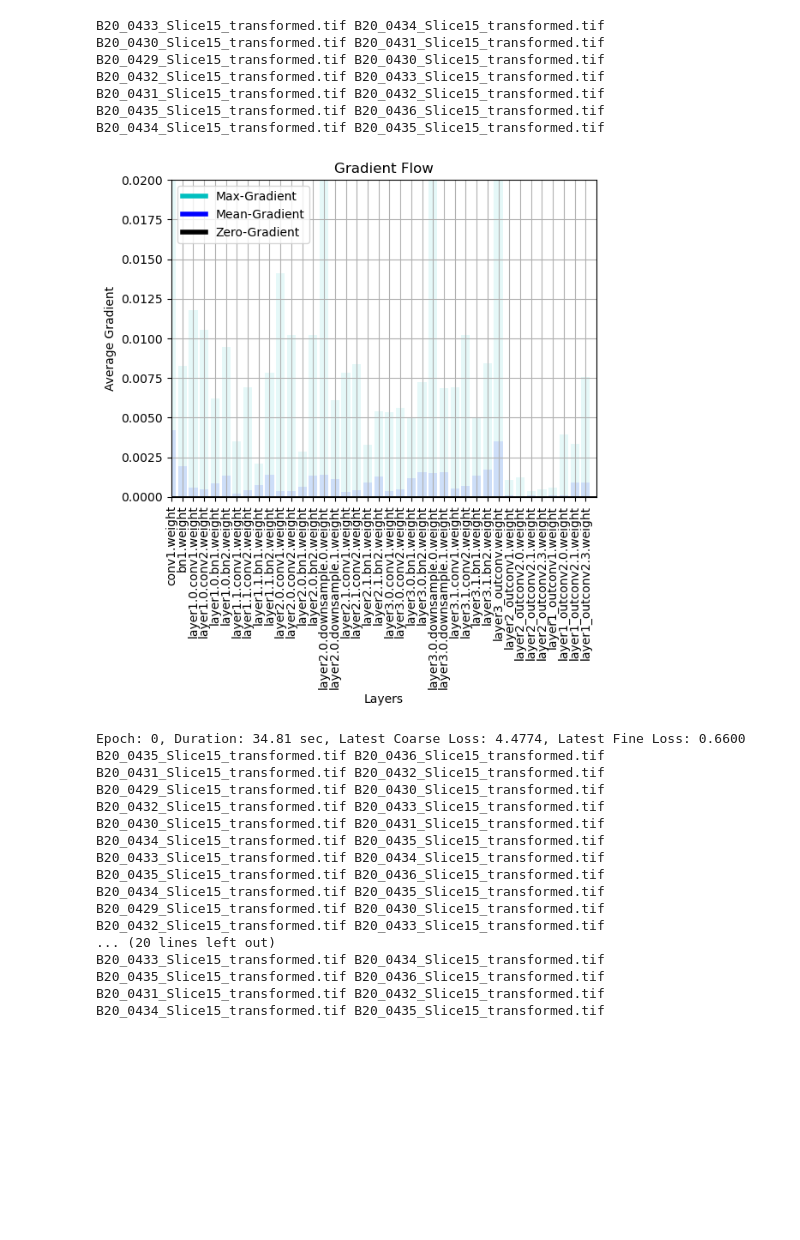
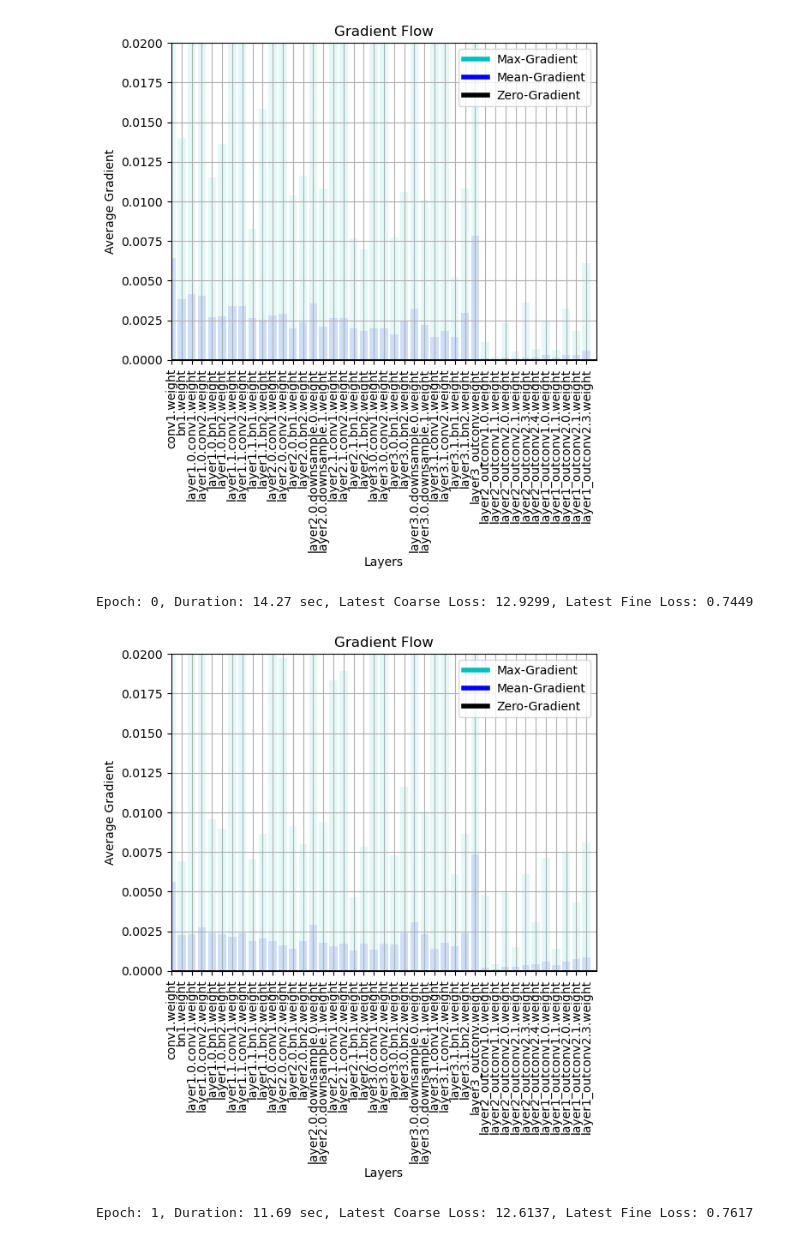
Before and after one commit to rorinr/HyperBrain, a Jupyter notebook: notebooks/training/training.ipynb, the cells around one changed output. Saved outputs shown, nothing was run; the diff lists cells and outputs as text; code cells hidden in the pictures; blank space fills up the shorter version.

```diff
--- a/notebooks/training/training.ipynb
+++ b/notebooks/training/training.ipynb
@@ -115,8 +117,8 @@ fine_loss = "l2_std" if use_l2_with_standard_deviation else "l2"
 # %%
 seen_datapoints = 0
 # %%
-print_frequency = 5
-epochs = 400
+print_frequency = 1
+epochs = 5
 
 for epoch in range(epochs):
     epoch_start_time = time.time()
@@ -225,55 +227,34 @@ for epoch in range(epochs):
             )
 
         loss = coarse_loss_value + fine_loss_value
         loss.backward()
 
         # Adjust learning weights
         # torch.nn.utils.clip_grad_norm_(backbone.parameters(), 1.0)
         optimizer.step()
 
         coarse_loss_history.append(coarse_loss_value.cpu().item())
         fine_loss_history.append(fine_loss_value.cpu().item())
 
         if torch.isnan(coarse_matches["confidence_matrix"]).all():
             print(
                 "coarse_matches['confidence_matrix'] is filled with NaN values. Breaking the training."
             )
             break
     if torch.isnan(coarse_matches["confidence_matrix"]).all():
         print(
             "coarse_matches['confidence_matrix'] is filled with NaN values. Breaking the training."
         )
         break
 
     epoch_duration = time.time() - epoch_start_time
     if epoch % print_frequency == 0 or epoch == (100 - 1):
         plot_grad_flow_hist(backbone.named_parameters())
         print(
             f"Epoch: {epoch}, Duration: {epoch_duration:.2f} sec, Latest Coarse Loss: {coarse_loss_value:.4f}, Latest Fine Loss: {fine_loss_value:.4f}"
         )
 # %% [output]
+[figure, new version]
-B20_0433_Slice15_transformed.tif B20_0434_Slice15_transformed.tif
-B20_0430_Slice15_transformed.tif B20_0431_Slice15_transformed.tif
-B20_0429_Slice15_transformed.tif B20_0430_Slice15_transformed.tif
-B20_0432_Slice15_transformed.tif B20_0433_Slice15_transformed.tif
-B20_0431_Slice15_transformed.tif B20_0432_Slice15_transformed.tif
-B20_0435_Slice15_transformed.tif B20_0436_Slice15_transformed.tif
-B20_0434_Slice15_transformed.tif B20_0435_Slice15_transformed.tif
+Epoch: 0, Duration: 14.27 sec, Latest Coarse Loss: 12.9299, Latest Fine Loss: 0.7449
-[figure, old version]
+[figure, new version]
-Epoch: 0, Duration: 34.81 sec, Latest Coarse Loss: 4.4774, Latest Fine Loss: 0.6600
-B20_0435_Slice15_transformed.tif B20_0436_Slice15_transformed.tif
-B20_0431_Slice15_transformed.tif B20_0432_Slice15_transformed.tif
-B20_0429_Slice15_transformed.tif B20_0430_Slice15_transformed.tif
-B20_0432_Slice15_transformed.tif B20_0433_Slice15_transformed.tif
-B20_0430_Slice15_transformed.tif B20_0431_Slice15_transformed.tif
-B20_0434_Slice15_transformed.tif B20_0435_Slice15_transformed.tif
-B20_0433_Slice15_transformed.tif B20_0434_Slice15_transformed.tif
-B20_0435_Slice15_transformed.tif B20_0436_Slice15_transformed.tif
-B20_0434_Slice15_transformed.tif B20_0435_Slice15_transformed.tif
-B20_0429_Slice15_transformed.tif B20_0430_Slice15_transformed.tif
-B20_0432_Slice15_transformed.tif B20_0433_Slice15_transformed.tif
-... (20 lines left out)
-B20_0433_Slice15_transformed.tif B20_0434_Slice15_transformed.tif
-B20_0435_Slice15_transformed.tif B20_0436_Slice15_transformed.tif
-B20_0431_Slice15_transformed.tif B20_0432_Slice15_transformed.tif
-B20_0434_Slice15_transformed.tif B20_0435_Slice15_transformed.tif
+Epoch: 1, Duration: 11.69 sec, Latest Coarse Loss: 12.6137, Latest Fine Loss: 0.7617
```
Also changed, not shown: parts of 7 cells of this notebook, 2 other files.
